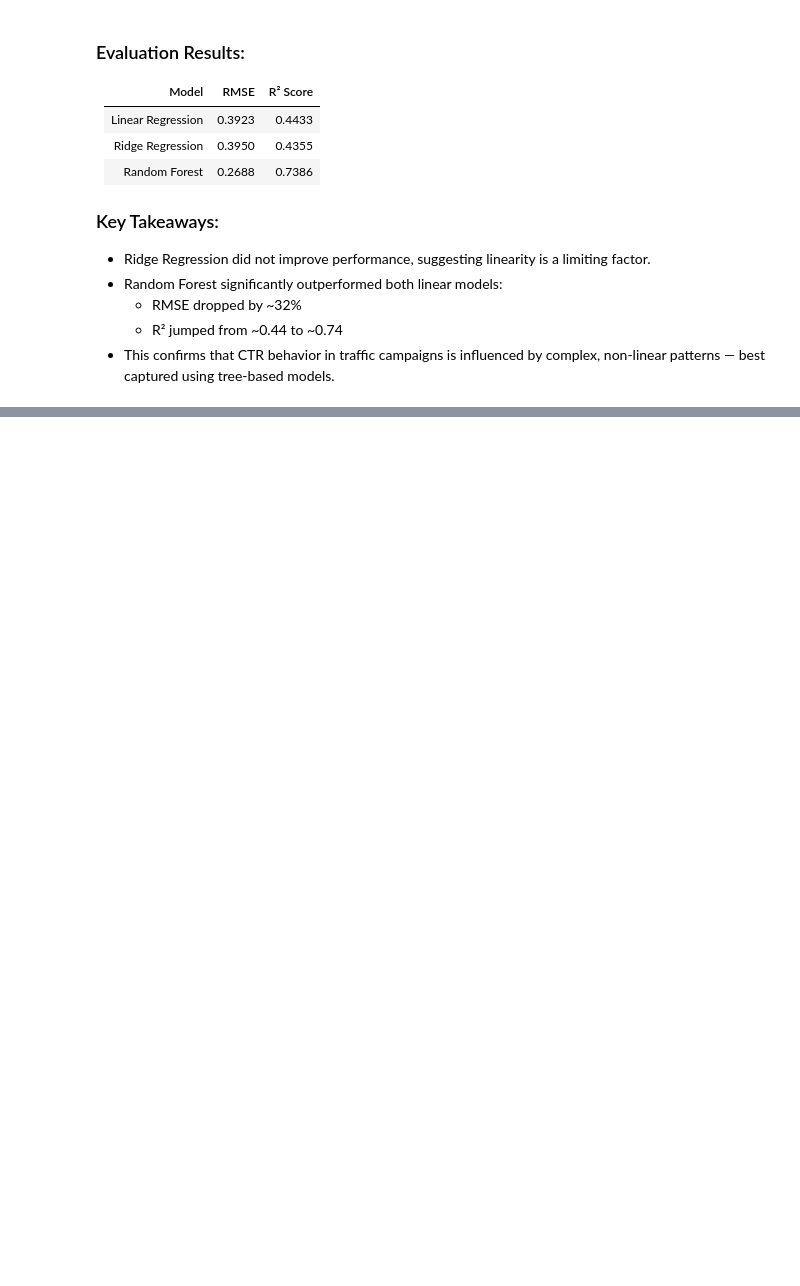
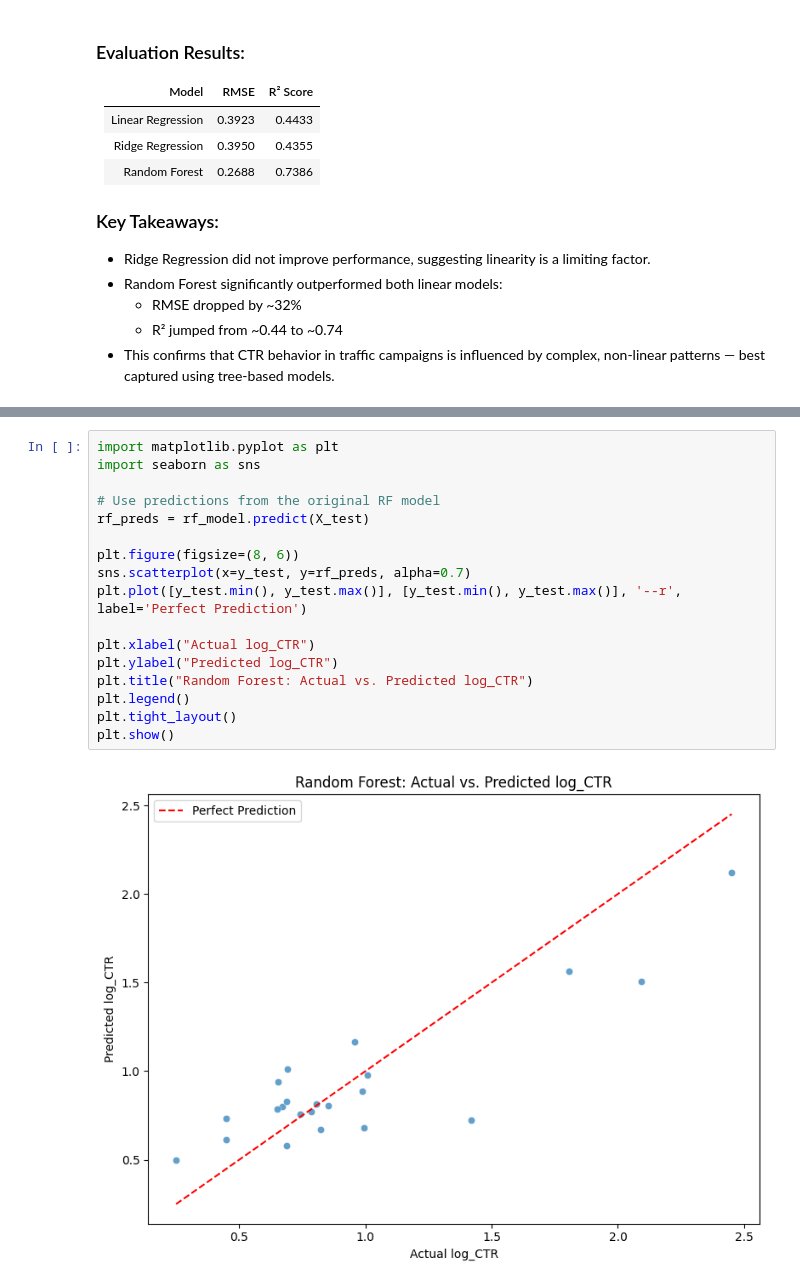
Before and after one commit to ghassantaleb/orange-tunisie-branding-analytics, a Jupyter notebook: notebooks/feature_engineering_traffic.ipynb, the cells around one changed output, grey strips where cells are left out. Cells and saved outputs as stored; diff of their text form; blank space fills up the shorter version.

Commit message:
Added model comparison and confirmed Random Forest as best model for log_CTR prediction

```diff
--- a/notebooks/feature_engineering_traffic.ipynb
+++ b/notebooks/feature_engineering_traffic.ipynb
@@ -200,0 +318,19 @@ We tested Ridge and Random Forest models to improve upon the linear regression b
+# %%
+import matplotlib.pyplot as plt
+import seaborn as sns
+
+# Use predictions from the original RF model
+rf_preds = rf_model.predict(X_test)
+
+plt.figure(figsize=(8, 6))
+sns.scatterplot(x=y_test, y=rf_preds, alpha=0.7)
+plt.plot([y_test.min(), y_test.max()], [y_test.min(), y_test.max()], '--r', label='Perfect Prediction')
+
+plt.xlabel("Actual log_CTR")
+plt.ylabel("Predicted log_CTR")
+plt.title("Random Forest: Actual vs. Predicted log_CTR")
+plt.legend()
+plt.tight_layout()
+plt.show()
+# %% [output]
+[figure, added]
```
Also changed, not shown: parts of 8 cells of this notebook.
